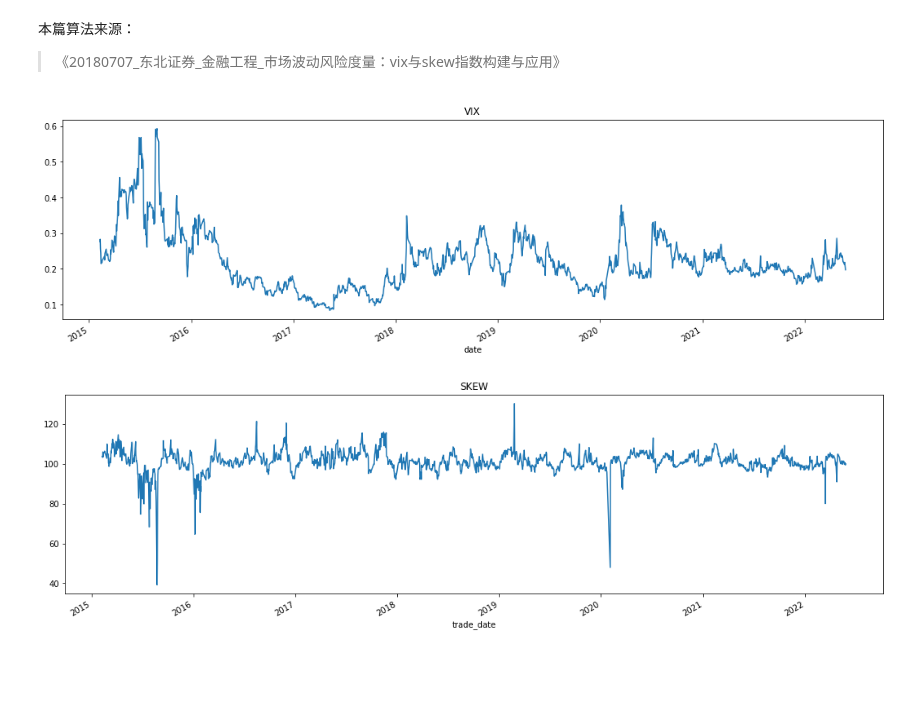
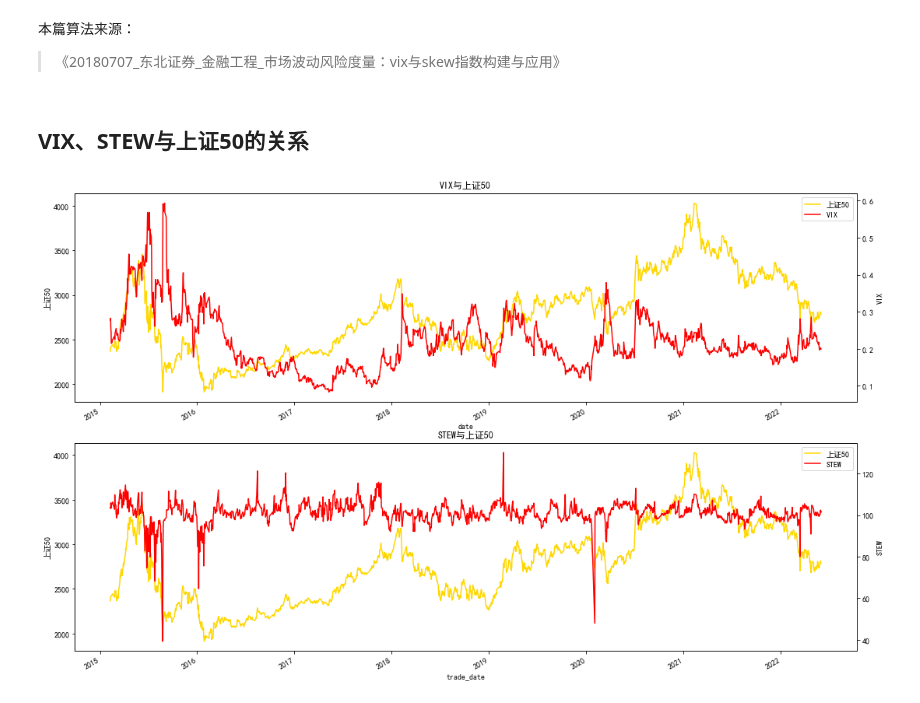
Before and after one commit to hugo2046/QuantsPlaybook, a Jupyter notebook: C-择时类/C-VIX中国版VIX编制手册/VIX.ipynb, the cells around one changed output. Saved outputs shown, nothing was run; the diff lists cells and outputs as text; code cells hidden in the pictures; blank space fills up the shorter version.

```diff
--- a/C-择时类/C-VIX中国版VIX编制手册/VIX.ipynb
+++ b/C-择时类/C-VIX中国版VIX编制手册/VIX.ipynb
@@ -23,10 +37,16 @@ opt_data.to_csv(r'../Data/opt_data.csv')
 interpld_shibor.to_csv(r'../Data/interpld_shibor.csv')
 # %%
 # 数据读取
-opt_data = pd.read_csv(r'../Data/opt_data.csv',
-                       index_col=[0], parse_dates=True)
-interpld_shibor = pd.read_csv(
-    r'../Data/interpld_shibor.csv', index_col=[0], parse_dates=True)
+opt_data:pd.DataFrame = pd.read_csv(r'Data/opt_data.csv',
+                       index_col=[0], parse_dates=['date'])
+
+interpld_shibor:pd.DataFrame = pd.read_csv(
+    r'Data/interpld_shibor.csv', index_col=[0], parse_dates=True)
+
+interpld_shibor.columns = list(map(int,interpld_shibor.columns))
+# 读取数据
+sz50:pd.DataFrame = pd.read_csv(r'Data/sz50.csv',parse_dates=True,index_col=[0])
+hs300:pd.DataFrame = pd.read_csv(r'Data/hs300.csv',parse_dates=True,index_col=[0])
 # %%
 # 前期数据整理
 data_all = prepare_data2calc(opt_data,interpld_shibor)
@@ -36,12 +56,22 @@ vix_func = CVIX(data_all)
 # %%
 # 计算vix
 vix:pd.Series = vix_func.vix()
-vix.plot(figsize=(18,5),title='VIX');
+
+# 计算skew
+skew:pd.Series = vix_func.skew()
-# %% [output]
-[figure, removed]
-# %%
-# 计算skew
-skew:pd.Series = vix_func.skew()
-skew.plot(figsize=(18,5),title='SKEW');
-# %% [output]
-[figure, removed]
+# %% [markdown]
+## VIX、STEW与上证50的关系
+# %%
+fig, axes = plt.subplots(2, figsize=(18, 12), sharex=False)
+
+plot_indicator(sz50['close'],
+               vix, ['上证50', 'VIX'], ['上证50', 'VIX'],
+               'VIX与上证50',
+               ax=axes[0])
+
+plot_indicator(sz50['close'],
+               skew, ['上证50', 'STEW'], ['上证50', 'STEW'],
+               'STEW与上证50',
+               ax=axes[1]);
+# %% [output]
+[figure, added]
```
Also changed, not shown: parts of 13 cells of this notebook, 10 other files.
